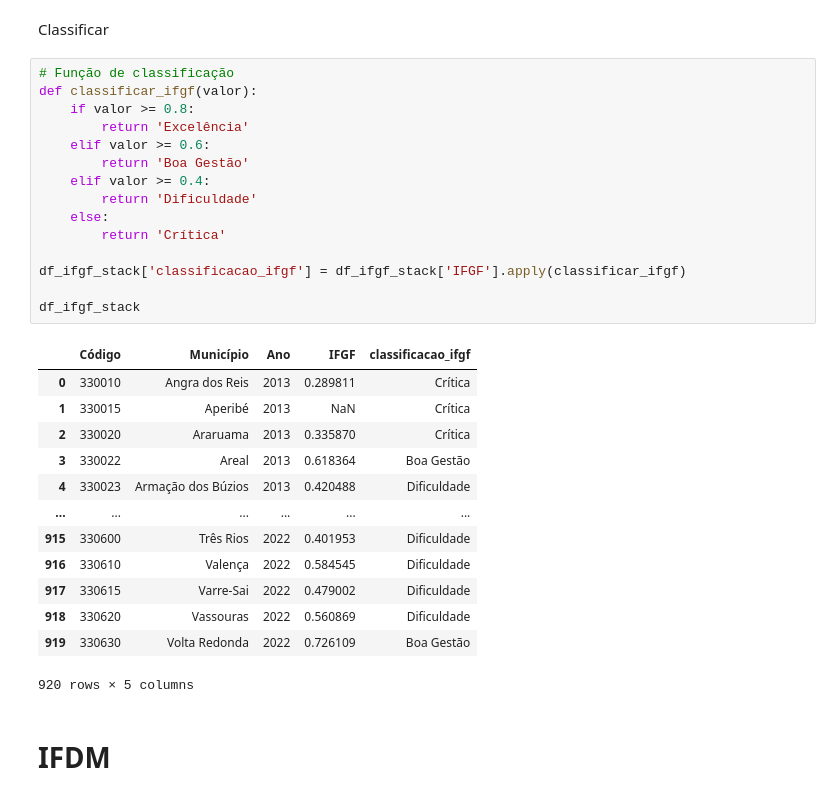
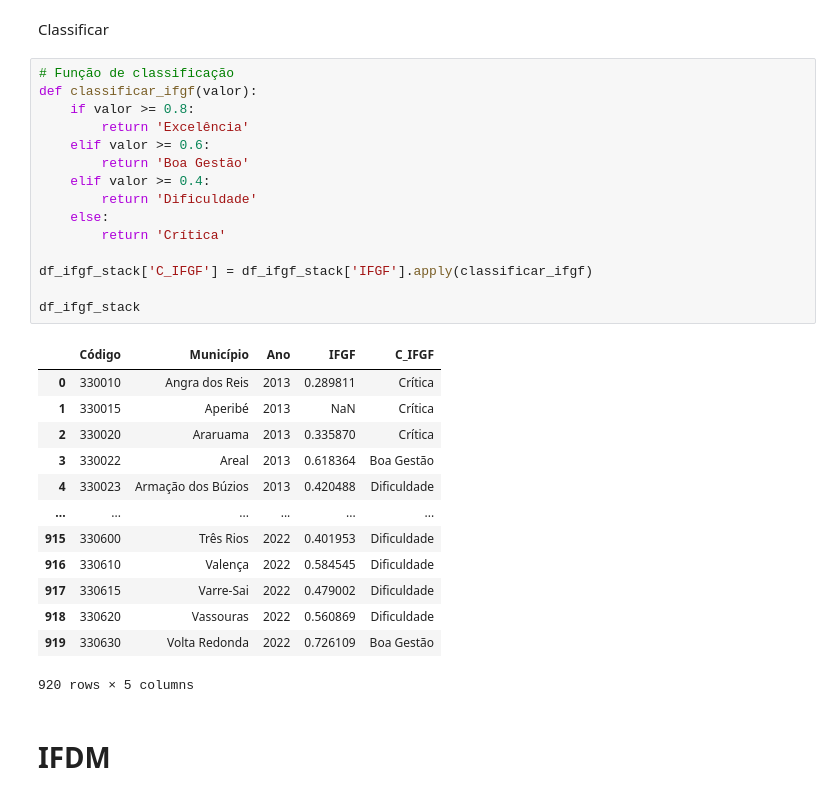
Before and after one commit to silva-fabiofreitas/EDA, a Jupyter notebook: desenvolvimento/data_wrangling.ipynb, the cells around one changed output. Drawn from its saved outputs; the diff is of its cells as text.

```diff
--- a/desenvolvimento/data_wrangling.ipynb
+++ b/desenvolvimento/data_wrangling.ipynb
@@ -60,20 +60,20 @@ Classificar
 # %%
 # Função de classificação
 def classificar_ifgf(valor):
     if valor >= 0.8:
         return 'Excelência'
     elif valor >= 0.6:
         return 'Boa Gestão'
     elif valor >= 0.4:
         return 'Dificuldade'
     else:
         return 'Crítica'
 
-df_ifgf_stack['classificacao_ifgf'] = df_ifgf_stack['IFGF'].apply(classificar_ifgf)
+df_ifgf_stack['C_IFGF'] = df_ifgf_stack['IFGF'].apply(classificar_ifgf)
 
 df_ifgf_stack
 # %% [output]
-|  | Código | Município | Ano | IFGF | classificacao_ifgf |
+|  | Código | Município | Ano | IFGF | C_IFGF |
 | 0 | 330010 | Angra dos Reis | 2013 | 0.289811 | Crítica |
 | 1 | 330015 | Aperibé | 2013 | NaN | Crítica |
 | 2 | 330020 | Araruama | 2013 | 0.335870 | Crítica |
```
Also changed, not shown: parts of 6 cells of this notebook, 1 other file.
